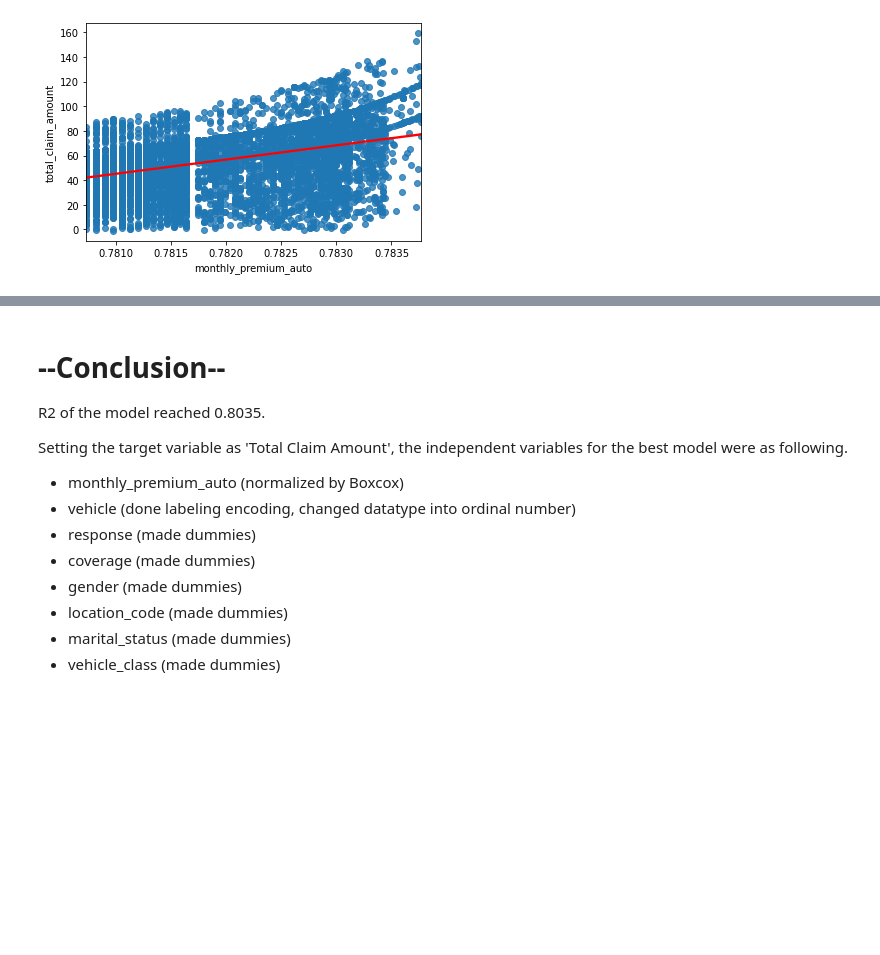
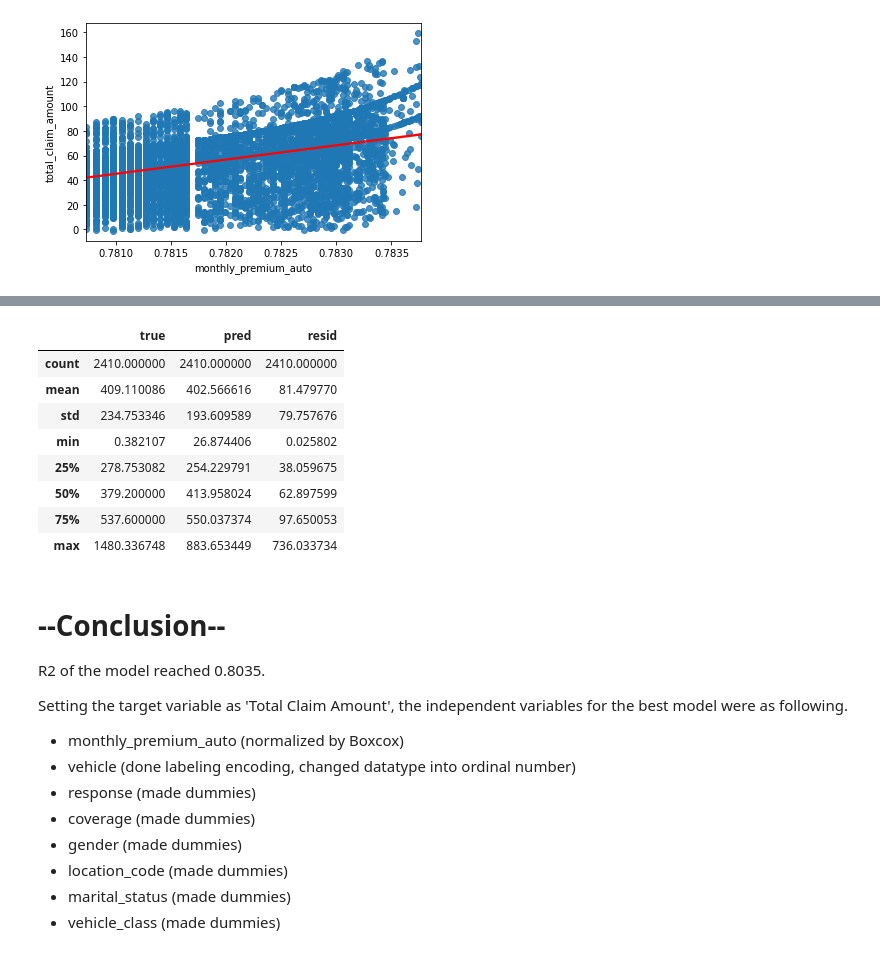
Before and after one commit to Ironhack-Data-0621-Remote/lab-customer-analysis-final-round, a Jupyter notebook: Solutions.ipynb, the cells around one changed output, grey strips where cells are left out. Saved outputs shown, nothing was run; the diff lists cells and outputs as text; code cells hidden in the pictures; blank space fills up the shorter version.

```diff
--- a/Solutions.ipynb
+++ b/Solutions.ipynb
@@ -598,3 +623,15 @@ sns.residplot(y,residuals)
+# %%
+results.describe()
+# %% [output]
+|  | true | pred | resid |
+| count | 2410.000000 | 2410.000000 | 2410.000000 |
+| mean | 409.110086 | 402.566616 | 81.479770 |
+| std | 234.753346 | 193.609589 | 79.757676 |
+| min | 0.382107 | 26.874406 | 0.025802 |
+| 25% | 278.753082 | 254.229791 | 38.059675 |
+| 50% | 379.200000 | 413.958024 | 62.897599 |
+| 75% | 537.600000 | 550.037374 | 97.650053 |
+| max | 1480.336748 | 883.653449 | 736.033734 |
 # %% [markdown]
 # --Conclusion--
 
```
Also changed, not shown: parts of 10 cells of this notebook.
